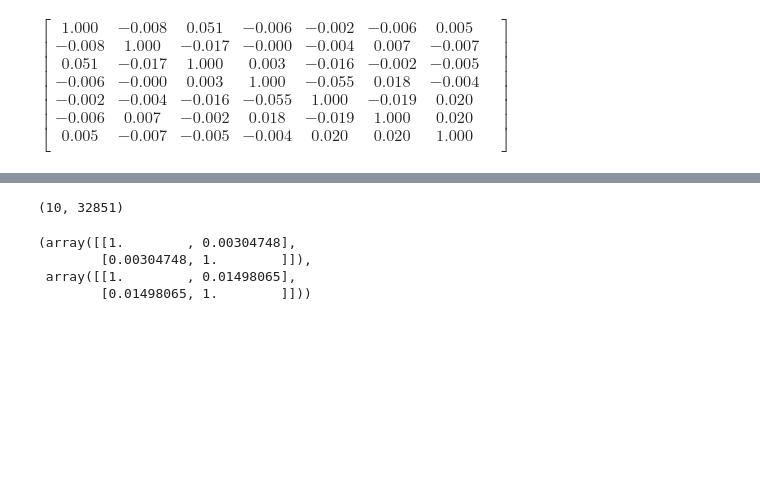
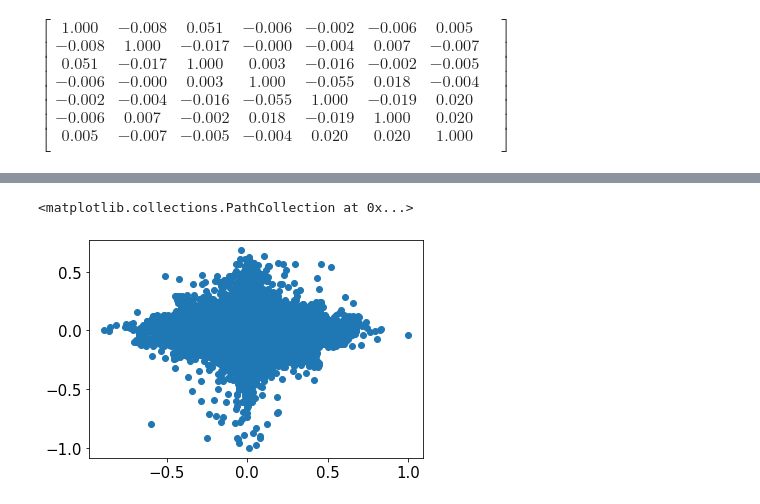
Before and after one commit to BariscanBozkurt/Biologically-Plausible-Correlative-Information-Maximization-for-Blind-Source-Separation, a Jupyter notebook: Simulations/SoundSeparation/GammaTone_Experiment2x2.ipynb, the cells around one changed output, grey strips where cells are left out. Cells and saved outputs as stored; diff of their text form; code cells hidden in the pictures; blank space fills up the shorter version.

```diff
--- a/Simulations/SoundSeparation/GammaTone_Experiment2x2.ipynb
+++ b/Simulations/SoundSeparation/GammaTone_Experiment2x2.ipynb
@@ -175,14 +87,42 @@ print(np.corrcoef(Scwt))
-# %%
-gt_mon_a.shape
-# %% [output]
-(10, 32851)
-# %%
-np.corrcoef(S),np.corrcoef(Scwt)
-# %% [output]
-(array([[1.        , 0.00304748],
-        [0.00304748, 1.        ]]),
- array([[1.        , 0.01498065],
-        [0.01498065, 1.        ]]))
+# %%
+def compute_vectorized_gammatone_of_rows(S, samplerate, n_center_frequencies, time_constant_of_filters = 1.019,
+                                         min_freq = 20, max_freq = 20000, power_normalization_in_freq_domain = False):
+    n_sources = S.shape[0]
+    n_samples = S.shape[1]
+    b1 =time_constant_of_filters
+    center_frequencies = erbspace(min_freq*Hz, max_freq*Hz, n_center_frequencies)
+
+    GammaToneMatrix = np.zeros((n_sources, n_samples * n_center_frequencies))
+
+    for jj in range(n_sources):
+        gammatone = Gammatone(Sound(S[jj,:], samplerate = samplerate*Hz), center_frequencies, b=b1)
+        gt_mon = gammatone.process().T
+        GammaToneMatrix[jj, :] = gt_mon.reshape(-1)
+
+    gamma_tone_max = np.abs(GammaToneMatrix).max(axis = 1).reshape(-1,1)
+    S = S / gamma_tone_max
+    if power_normalization_in_freq_domain:
+        for jj in range(n_sources):
+            gammatone = Gammatone(Sound(S[jj,:], samplerate = samplerate*Hz), center_frequencies, b=b1)
+            gt_mon = gammatone.process().T
+            GammaToneMatrix[jj, :] = gt_mon.reshape(-1)
+    return GammaToneMatrix, gamma_tone_max
+# %%
+S = all_sound_data[np.random.choice(all_sound_data.shape[0], size=2, replace=False, p=None),:]
+nbr_center_frequencies = 10
+b1 = 1.019  #factor determining the time constant of the filters
+
+S_gammaTone, S_gammaToneMax = compute_vectorized_gammatone_of_rows(S, samplerate = 16000,
+                                                                   n_center_frequencies = nbr_center_frequencies,
+                                                                   time_constant_of_filters = b1,
+                                                                   min_freq = 20, max_freq = 20000,
+                                                                   power_normalization_in_freq_domain = True)
+S = S / S_gammaToneMax
+
+plt.scatter(S_gammaTone[0,:], S_gammaTone[1,:])
+# %% [output]
+<matplotlib.collections.PathCollection at 0x...>
+[figure, added]
 # %%
 # np.random.seed(250)
 NumberofMixtures = 2
```
Also changed, not shown: parts of 12 cells of this notebook, 16 other files.
